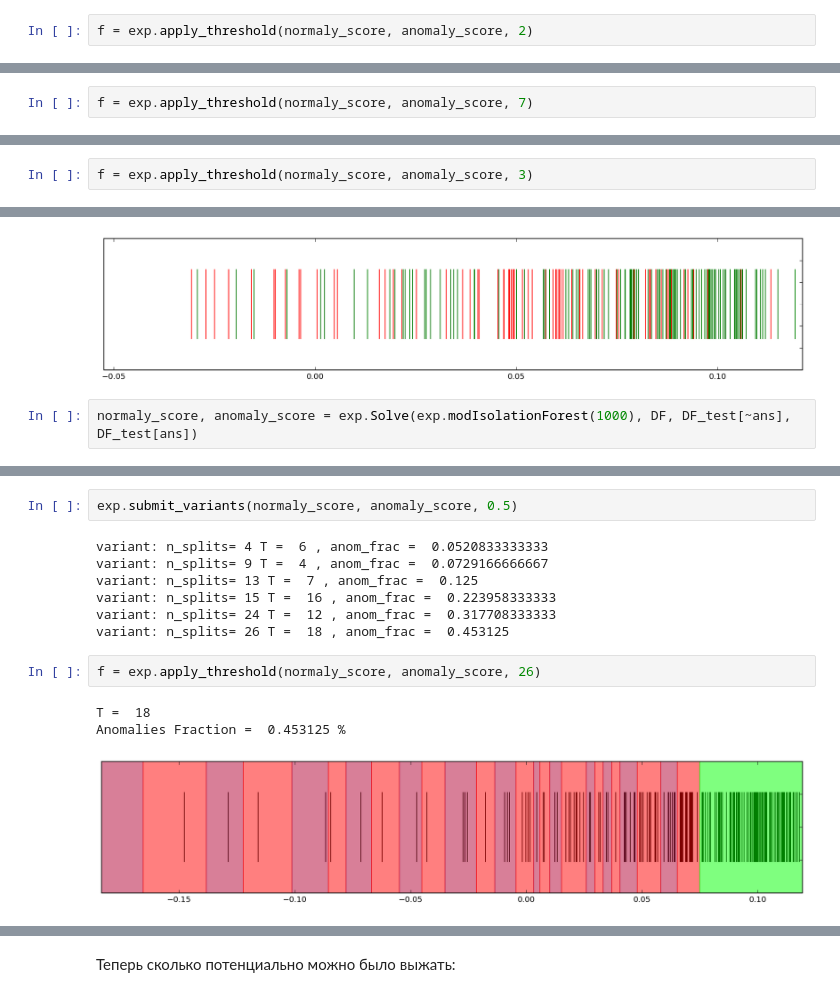
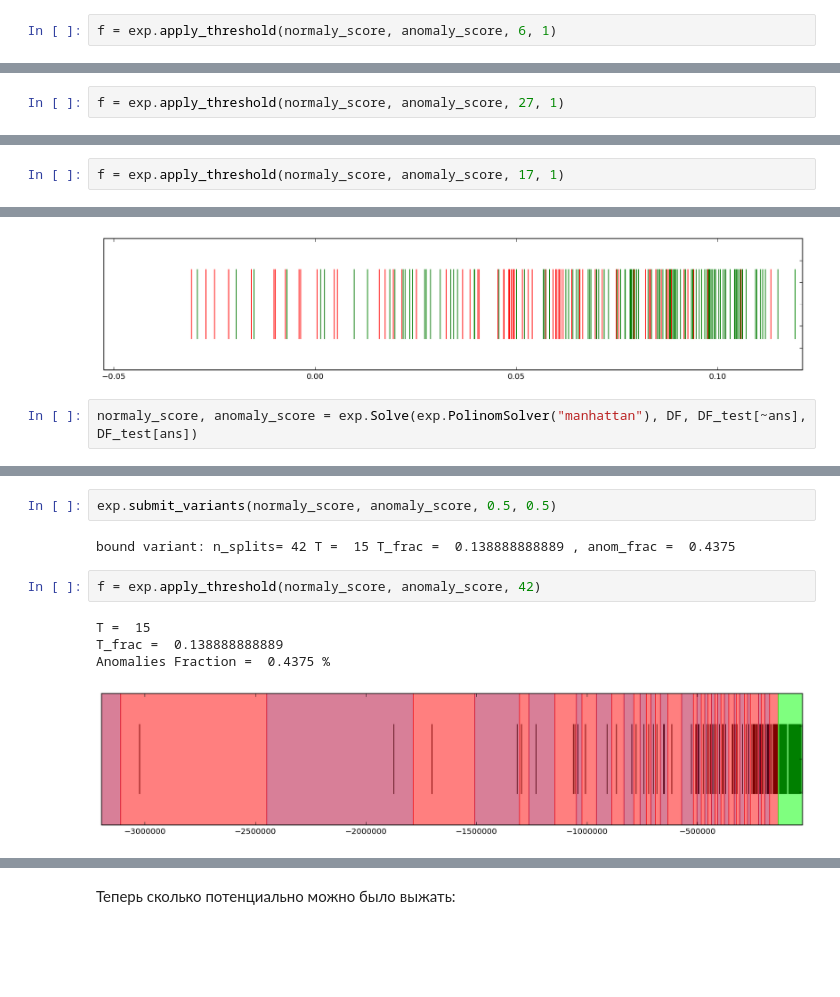
Before and after one commit to FortsAndMills/AnomalyDetectionMethods, a Jupyter notebook: Datasets.ipynb, the cells around one changed output, grey strips where cells are left out. Cells and saved outputs as stored; diff of their text form; blank space fills up the shorter version.

```diff
--- a/Datasets.ipynb
+++ b/Datasets.ipynb
@@ -74,3 +83,3 @@ variant: n_splits= 2 T =  14 , anom_frac =  0.105960264901
 # %%
-f = exp.apply_threshold(normaly_score, anomaly_score, 2)
+f = exp.apply_threshold(normaly_score, anomaly_score, 6, 1)
 # %% [output]
@@ -152,3 +169,3 @@ bound variant: n_splits= 13 T =  23 , anom_frac =  0.460526315789
 # %%
-f = exp.apply_threshold(normaly_score, anomaly_score, 7)
+f = exp.apply_threshold(normaly_score, anomaly_score, 27, 1)
 # %% [output]
@@ -232,3 +259,3 @@ variant: n_splits= 3 T =  23 , anom_frac =  0.252525252525
 # %%
-f = exp.apply_threshold(normaly_score, anomaly_score, 3)
+f = exp.apply_threshold(normaly_score, anomaly_score, 17, 1)
 # %% [output]
@@ -288,5 +321,5 @@ normaly_score, anomaly_score = exp.Solve(IsolationForest(1000), DF, DF_test[~ans
 AUC-ROC score:  0.724590163934
 [figure]
 # %%
-normaly_score, anomaly_score = exp.Solve(exp.modIsolationForest(1000), DF, DF_test[~ans], DF_test[ans])
+normaly_score, anomaly_score = exp.Solve(exp.PolinomSolver("manhattan"), DF, DF_test[~ans], DF_test[ans])
 # %% [output]
@@ -299,18 +336,14 @@ exp.analize_threshold(normaly_score, anomaly_score, -1)
 # %%
-exp.submit_variants(normaly_score, anomaly_score, 0.5)
+exp.submit_variants(normaly_score, anomaly_score, 0.5, 0.5)
 # %% [output]
-variant: n_splits= 4 T =  6 , anom_frac =  0.0520833333333
-variant: n_splits= 9 T =  4 , anom_frac =  0.0729166666667
-variant: n_splits= 13 T =  7 , anom_frac =  0.125
-variant: n_splits= 15 T =  16 , anom_frac =  0.223958333333
-variant: n_splits= 24 T =  12 , anom_frac =  0.317708333333
-variant: n_splits= 26 T =  18 , anom_frac =  0.453125
+bound variant: n_splits= 42 T =  15 T_frac =  0.138888888889 , anom_frac =  0.4375
 # %%
-f = exp.apply_threshold(normaly_score, anomaly_score, 26)
+f = exp.apply_threshold(normaly_score, anomaly_score, 42)
 # %% [output]
-T =  18
-Anomalies Fraction =  0.453125 %
+T =  15
+T_frac =  0.138888888889
+Anomalies Fraction =  0.4375 %
-[figure, old version]
+[figure, new version]
 # %%
 exp.f_measure(np.append(np.zeros_like(normaly_score), np.ones_like(anomaly_score)), f)
 # %% [output]
```
Also changed, not shown: parts of 78 cells of this notebook, 1 other file.
